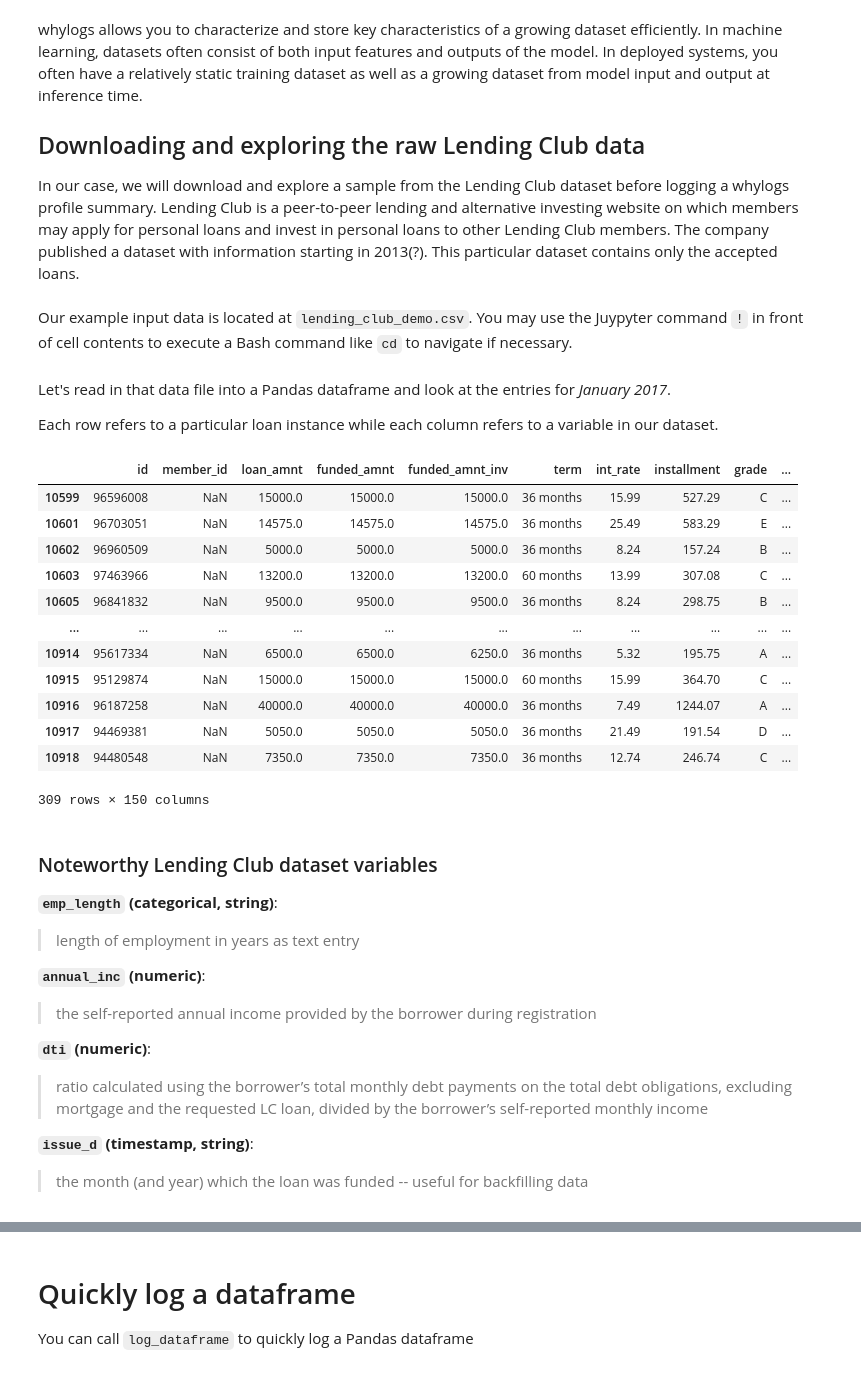
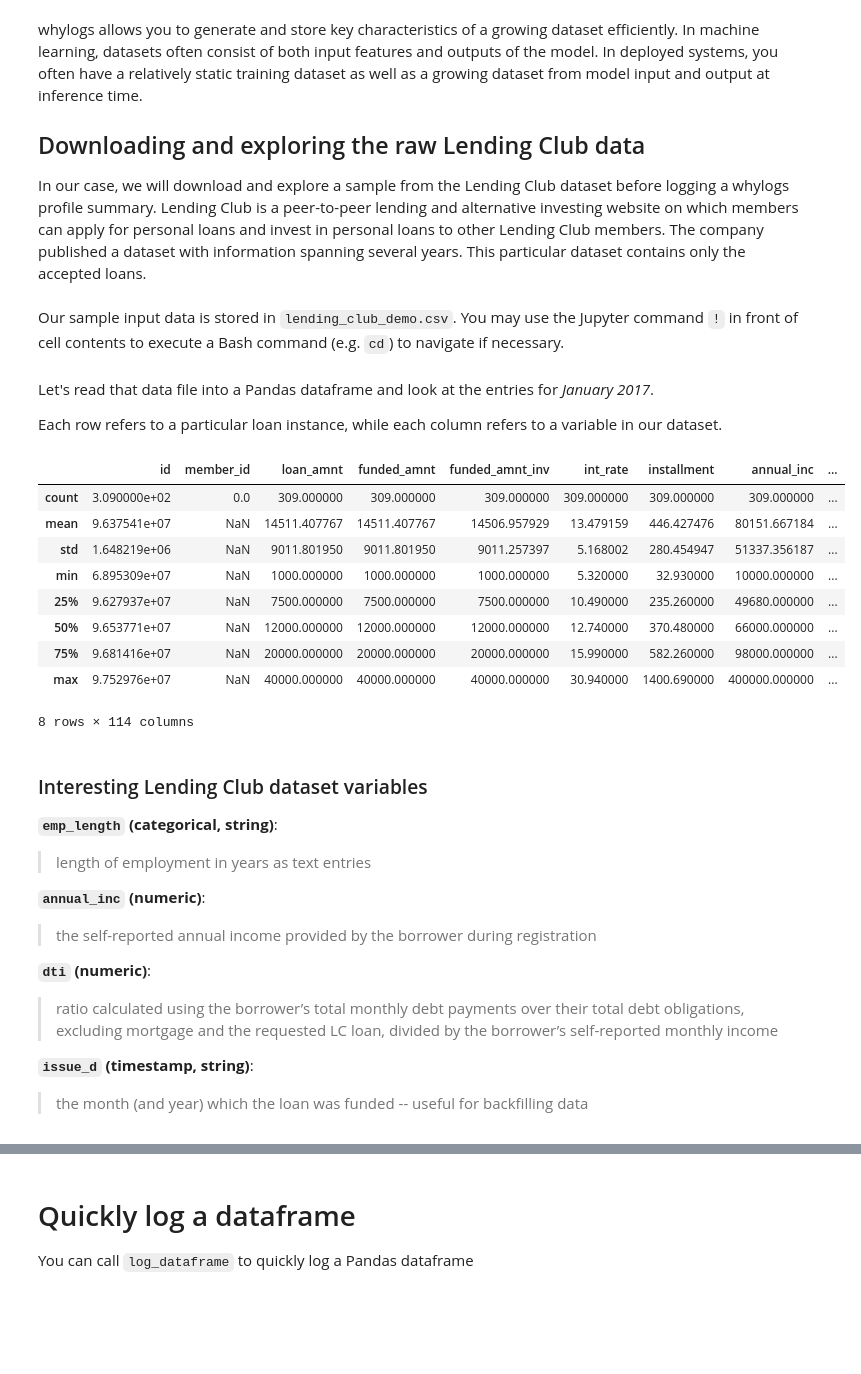
Before and after one commit to whylabs/whylogs-examples, a Jupyter notebook: python/GettingStarted.ipynb, the cells around one changed output, grey strips where cells are left out. Saved outputs shown, nothing was run; the diff lists cells and outputs as text; code cells hidden in the pictures; blank space fills up the shorter version.

Commit message:
adjust GettingStarted notebook content for clarity and flow

```diff
--- a/python/GettingStarted.ipynb
+++ b/python/GettingStarted.ipynb
@@ -40,48 +37,44 @@ import numpy as np
 # %% [markdown]
-whylogs allows you to characterize and store key characteristics of a growing dataset efficiently. In machine learning, datasets often consist of both input features and outputs of the model. In deployed systems, you often have a relatively static training dataset as well as a growing dataset from model input and output at inference time.
+whylogs allows you to generate and store key characteristics of a growing dataset efficiently. In machine learning, datasets often consist of both input features and outputs of the model. In deployed systems, you often have a relatively static training dataset as well as a growing dataset from model input and output at inference time.
 
 ## Downloading and exploring the raw Lending Club data
 
-In our case, we will download and explore a sample from the Lending Club dataset before logging a whylogs profile summary. Lending Club is a peer-to-peer lending and alternative investing website on which members may apply for personal loans and invest in personal loans to other Lending Club members. The company published a dataset with information starting in 2013(?). This particular dataset contains only the accepted loans.
+In our case, we will download and explore a sample from the Lending Club dataset before logging a whylogs profile summary. Lending Club is a peer-to-peer lending and alternative investing website on which members can apply for personal loans and invest in personal loans to other Lending Club members. The company published a dataset with information spanning several years. This particular dataset contains only the accepted loans.
 # %% [markdown]
-Our example input data is located at `lending_club_demo.csv`. You may use the Juypyter command `!` in front of cell contents to execute a Bash command like `cd` to navigate if necessary.
+Our sample input data is stored in `lending_club_demo.csv`. You may use the Jupyter command `!` in front of cell contents to execute a Bash command (e.g. `cd`) to navigate if necessary.
 # %%
 data_file = "lending_club_demo.csv"
 # %% [markdown]
-Let's read in that data file into a Pandas dataframe and look at the entries for *January 2017*.
+Let's read that data file into a Pandas dataframe and look at the entries for *January 2017*.
 
-Each row refers to a particular loan instance while each column refers to a variable in our dataset.
+Each row refers to a particular loan instance, while each column refers to a variable in our dataset.
 # %%
 full_data = pd.read_csv(os.path.join(data_file))
-full_data['issue_d'].describe()
+data = full_data[full_data['issue_d'] == 'Jan-2017']
 
-data = full_data[full_data['issue_d'] == 'Jan-2017']
-data
+data.describe()
 # %% [output]
-|  | id | member_id | loan_amnt | funded_amnt | funded_amnt_inv | term | int_rate | installment | grade | ... |
-| 10599 | 96596008 | NaN | 15000.0 | 15000.0 | 15000.0 | 36 months | 15.99 | 527.29 | C | ... |
-| 10601 | 96703051 | NaN | 14575.0 | 14575.0 | 14575.0 | 36 months | 25.49 | 583.29 | E | ... |
-| 10602 | 96960509 | NaN | 5000.0 | 5000.0 | 5000.0 | 36 months | 8.24 | 157.24 | B | ... |
-| 10603 | 97463966 | NaN | 13200.0 | 13200.0 | 13200.0 | 60 months | 13.99 | 307.08 | C | ... |
-| 10605 | 96841832 | NaN | 9500.0 | 9500.0 | 9500.0 | 36 months | 8.24 | 298.75 | B | ... |
-| ... | ... | ... | ... | ... | ... | ... | ... | ... | ... | ... |
-| 10914 | 95617334 | NaN | 6500.0 | 6500.0 | 6250.0 | 36 months | 5.32 | 195.75 | A | ... |
-| 10915 | 95129874 | NaN | 15000.0 | 15000.0 | 15000.0 | 60 months | 15.99 | 364.70 | C | ... |
-| 10916 | 96187258 | NaN | 40000.0 | 40000.0 | 40000.0 | 36 months | 7.49 | 1244.07 | A | ... |
-| 10917 | 94469381 | NaN | 5050.0 | 5050.0 | 5050.0 | 36 months | 21.49 | 191.54 | D | ... |
-| 10918 | 94480548 | NaN | 7350.0 | 7350.0 | 7350.0 | 36 months | 12.74 | 246.74 | C | ... |
+|  | id | member_id | loan_amnt | funded_amnt | funded_amnt_inv | int_rate | installment | annual_inc | ... |
+| count | 3.090000e+02 | 0.0 | 309.000000 | 309.000000 | 309.000000 | 309.000000 | 309.000000 | 309.000000 | ... |
+| mean | 9.637541e+07 | NaN | 14511.407767 | 14511.407767 | 14506.957929 | 13.479159 | 446.427476 | 80151.667184 | ... |
+| std | 1.648219e+06 | NaN | 9011.801950 | 9011.801950 | 9011.257397 | 5.168002 | 280.454947 | 51337.356187 | ... |
+| min | 6.895309e+07 | NaN | 1000.000000 | 1000.000000 | 1000.000000 | 5.320000 | 32.930000 | 10000.000000 | ... |
+| 25% | 9.627937e+07 | NaN | 7500.000000 | 7500.000000 | 7500.000000 | 10.490000 | 235.260000 | 49680.000000 | ... |
+| 50% | 9.653771e+07 | NaN | 12000.000000 | 12000.000000 | 12000.000000 | 12.740000 | 370.480000 | 66000.000000 | ... |
+| 75% | 9.681416e+07 | NaN | 20000.000000 | 20000.000000 | 20000.000000 | 15.990000 | 582.260000 | 98000.000000 | ... |
+| max | 9.752976e+07 | NaN | 40000.000000 | 40000.000000 | 40000.000000 | 30.940000 | 1400.690000 | 400000.000000 | ... |
-309 rows × 150 columns
+8 rows × 114 columns
 # %% [markdown]
-### Noteworthy Lending Club dataset variables
+### Interesting Lending Club dataset variables
 
 **`emp_length` (categorical, string)**:
-> length of employment in years as text entry
+> length of employment in years as text entries
 
 **`annual_inc` (numeric)**:
 > the self-reported annual income provided by the borrower during registration
 
 **`dti` (numeric)**:
-> ratio calculated using the borrower’s total monthly debt payments on the total debt obligations, excluding mortgage and the requested LC loan, divided by the borrower’s self-reported monthly income
+> ratio calculated using the borrower’s total monthly debt payments over their total debt obligations, excluding mortgage and the requested LC loan, divided by the borrower’s self-reported monthly income
 
 **`issue_d` (timestamp, string)**:
 > the month (and year) which the loan was funded -- useful for backfilling data
```
Also changed, not shown: parts of 32 cells of this notebook.
